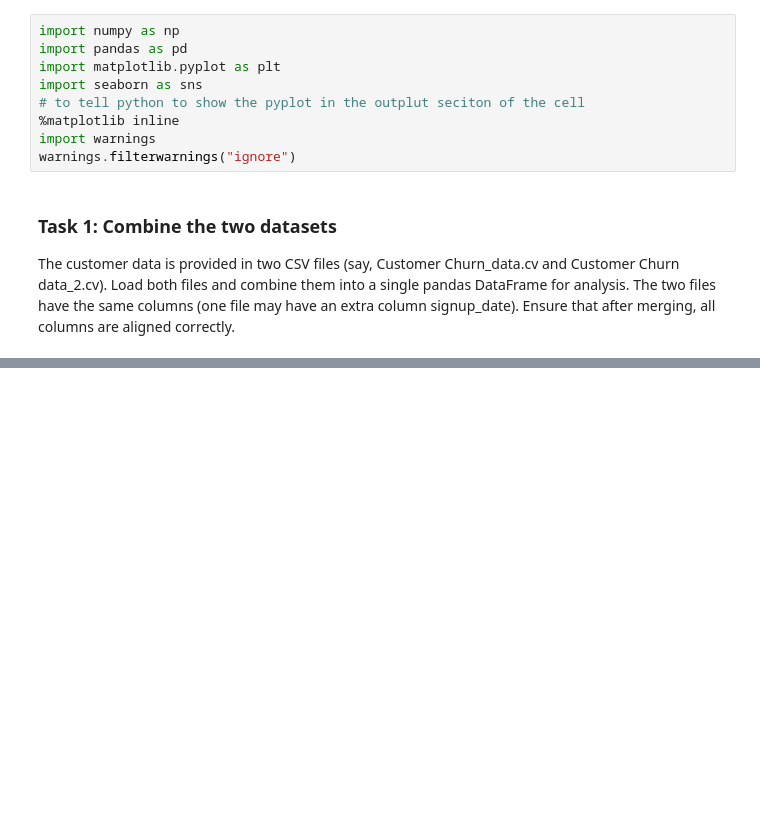
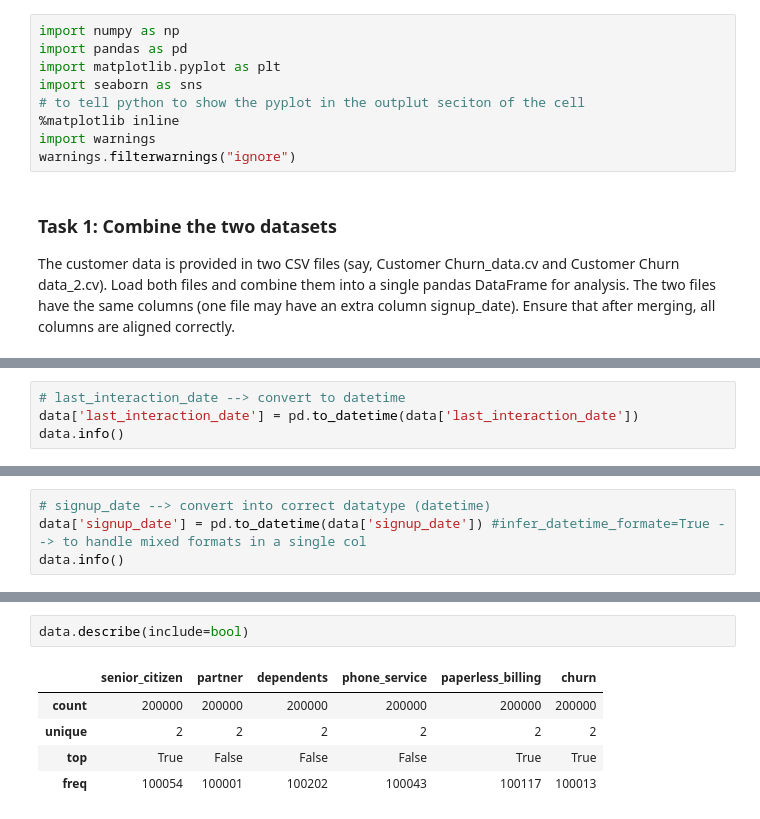
Before and after one commit to sudhirjangra/telecom_customer_churn_analysis, a Jupyter notebook: customer_churn.ipynb, the cells around one changed output, grey strips where cells are left out. Cells and saved outputs as stored; diff of their text form; blank space fills up the shorter version.

```diff
--- a/customer_churn.ipynb
+++ b/customer_churn.ipynb
@@ -101,0 +143,4 @@ file2.head(2)
+# %%
+# last_interaction_date --> convert to datetime
+data['last_interaction_date'] = pd.to_datetime(data['last_interaction_date'])
+data.info()
@@ -101,0 +165,4 @@ file2.head(2)
+# %%
+# signup_date --> convert into correct datatype (datetime)
+data['signup_date'] = pd.to_datetime(data['signup_date']) #infer_datetime_formate=True --> to handle mixed formats in a single col
+data.info()
@@ -101,0 +224,8 @@ file2.head(2)
+# %%
+data.describe(include=bool)
+# %% [output]
+|  | senior_citizen | partner | dependents | phone_service | paperless_billing | churn |
+| count | 200000 | 200000 | 200000 | 200000 | 200000 | 200000 |
+| unique | 2 | 2 | 2 | 2 | 2 | 2 |
+| top | True | False | False | False | True | True |
+| freq | 100054 | 100001 | 100202 | 100043 | 100117 | 100013 |
```
Also changed, not shown: parts of 12 cells of this notebook.
